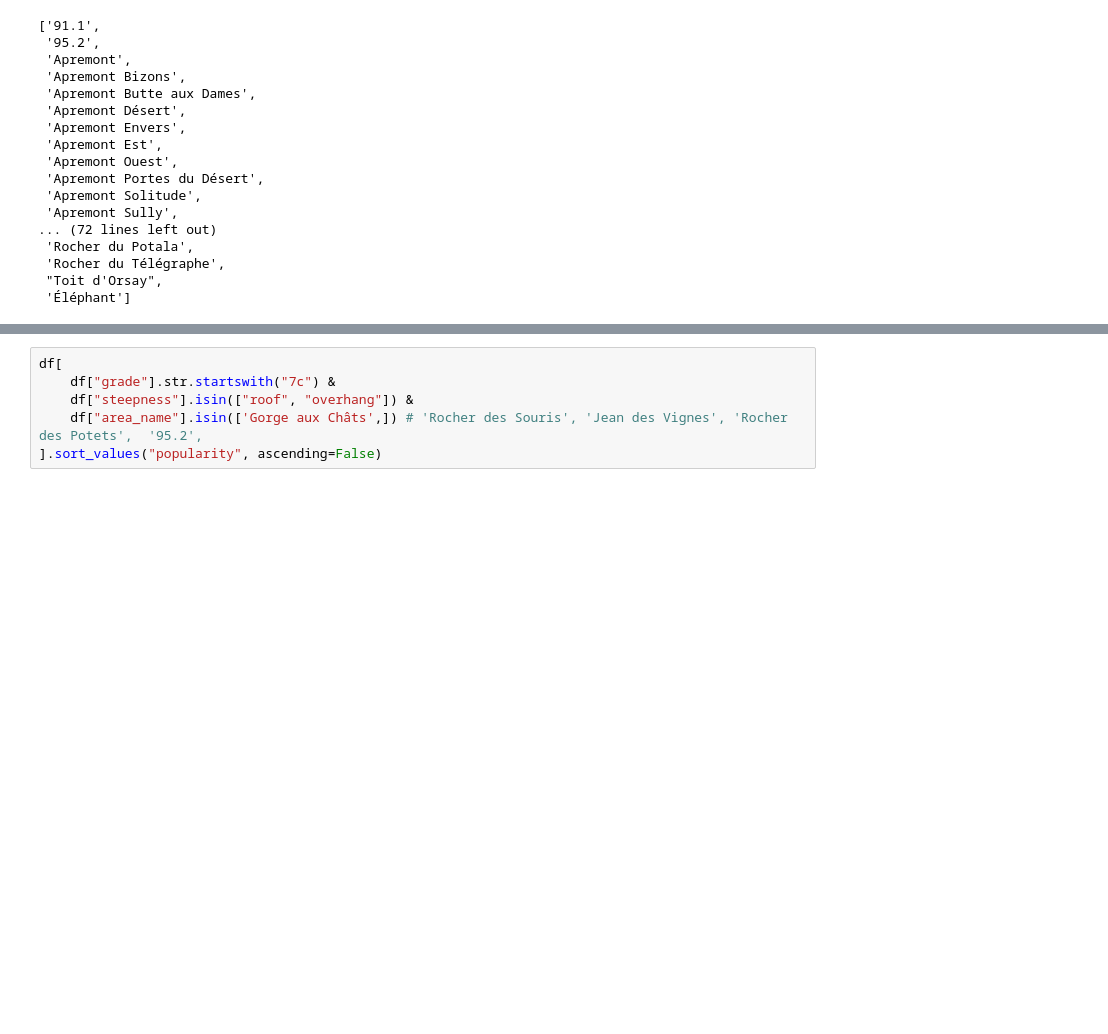
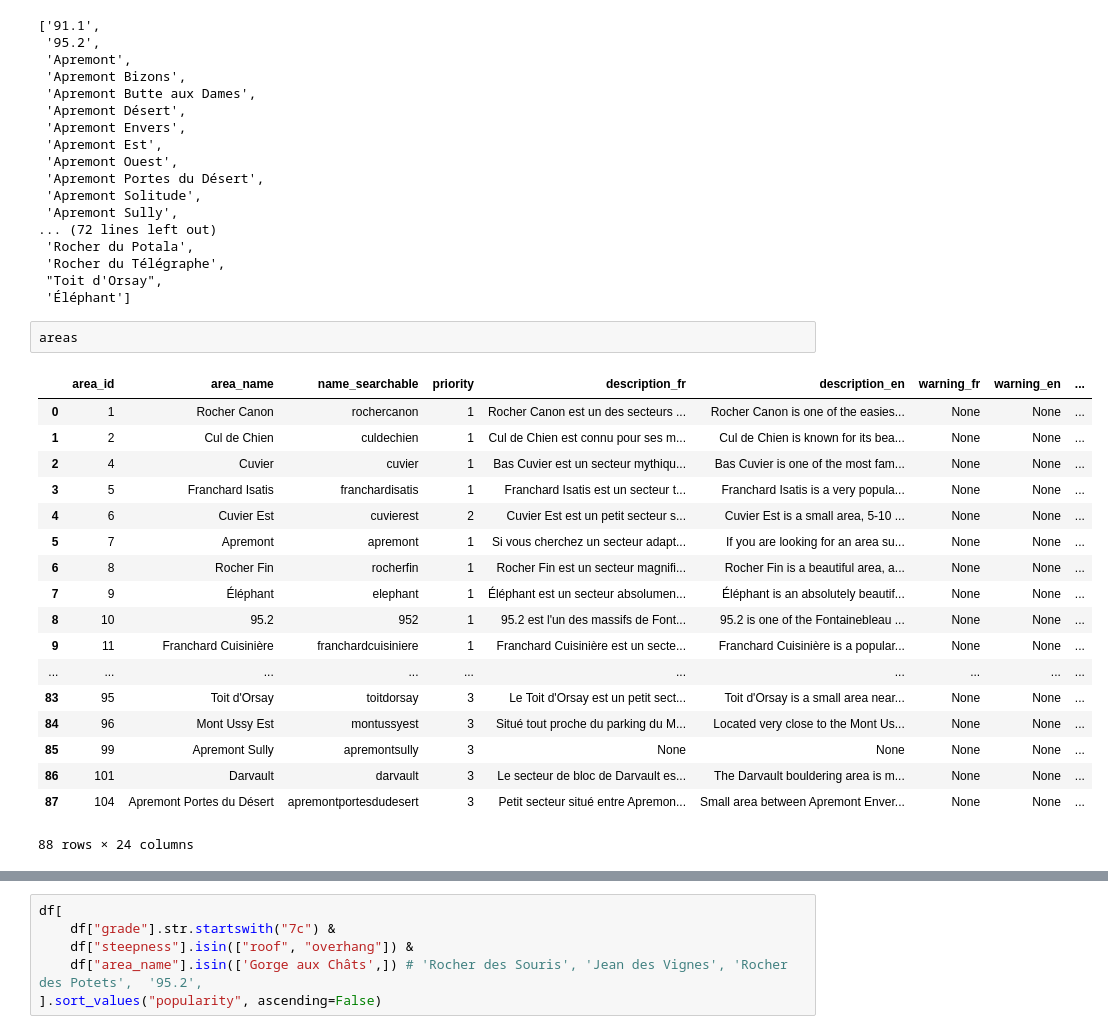
Before and after one commit to Thimm/bleau-route-finder, a Jupyter notebook: look_at_data.ipynb, the cells around one changed output, grey strips where cells are left out. Saved outputs shown, nothing was run; the diff lists cells and outputs as text; blank space fills up the shorter version.

```diff
--- a/look_at_data.ipynb
+++ b/look_at_data.ipynb
@@ -112,3 +112,24 @@ sorted(areas.area_name.unique())
  'Rocher du Télégraphe',
  "Toit d'Orsay",
  'Éléphant']
+# %%
+areas
+# %% [output]
+|  | area_id | area_name | name_searchable | priority | description_fr | description_en | warning_fr | warning_en | ... |
+| 0 | 1 | Rocher Canon | rochercanon | 1 | Rocher Canon est un des secteurs ... | Rocher Canon is one of the easies... | None | None | ... |
+| 1 | 2 | Cul de Chien | culdechien | 1 | Cul de Chien est connu pour ses m... | Cul de Chien is known for its bea... | None | None | ... |
+| 2 | 4 | Cuvier | cuvier | 1 | Bas Cuvier est un secteur mythiqu... | Bas Cuvier is one of the most fam... | None | None | ... |
+| 3 | 5 | Franchard Isatis | franchardisatis | 1 | Franchard Isatis est un secteur t... | Franchard Isatis is a very popula... | None | None | ... |
+| 4 | 6 | Cuvier Est | cuvierest | 2 | Cuvier Est est un petit secteur s... | Cuvier Est is a small area, 5-10 ... | None | None | ... |
+| 5 | 7 | Apremont | apremont | 1 | Si vous cherchez un secteur adapt... | If you are looking for an area su... | None | None | ... |
+| 6 | 8 | Rocher Fin | rocherfin | 1 | Rocher Fin est un secteur magnifi... | Rocher Fin is a beautiful area, a... | None | None | ... |
+| 7 | 9 | Éléphant | elephant | 1 | Éléphant est un secteur absolumen... | Éléphant is an absolutely beautif... | None | None | ... |
+| 8 | 10 | 95.2 | 952 | 1 | 95.2 est l'un des massifs de Font... | 95.2 is one of the Fontainebleau ... | None | None | ... |
+| 9 | 11 | Franchard Cuisinière | franchardcuisiniere | 1 | Franchard Cuisinière est un secte... | Franchard Cuisinière is a popular... | None | None | ... |
+| ... | ... | ... | ... | ... | ... | ... | ... | ... | ... |
+| 83 | 95 | Toit d'Orsay | toitdorsay | 3 | Le Toit d'Orsay est un petit sect... | Toit d'Orsay is a small area near... | None | None | ... |
+| 84 | 96 | Mont Ussy Est | montussyest | 3 | Situé tout proche du parking du M... | Located very close to the Mont Us... | None | None | ... |
+| 85 | 99 | Apremont Sully | apremontsully | 3 | None | None | None | None | ... |
+| 86 | 101 | Darvault | darvault | 3 | Le secteur de bloc de Darvault es... | The Darvault bouldering area is m... | None | None | ... |
+| 87 | 104 | Apremont Portes du Désert | apremontportesdudesert | 3 | Petit secteur situé entre Apremon... | Small area between Apremont Enver... | None | None | ... |
+88 rows × 24 columns
```
Also changed, not shown: parts of 2 cells of this notebook, 5 other files.
